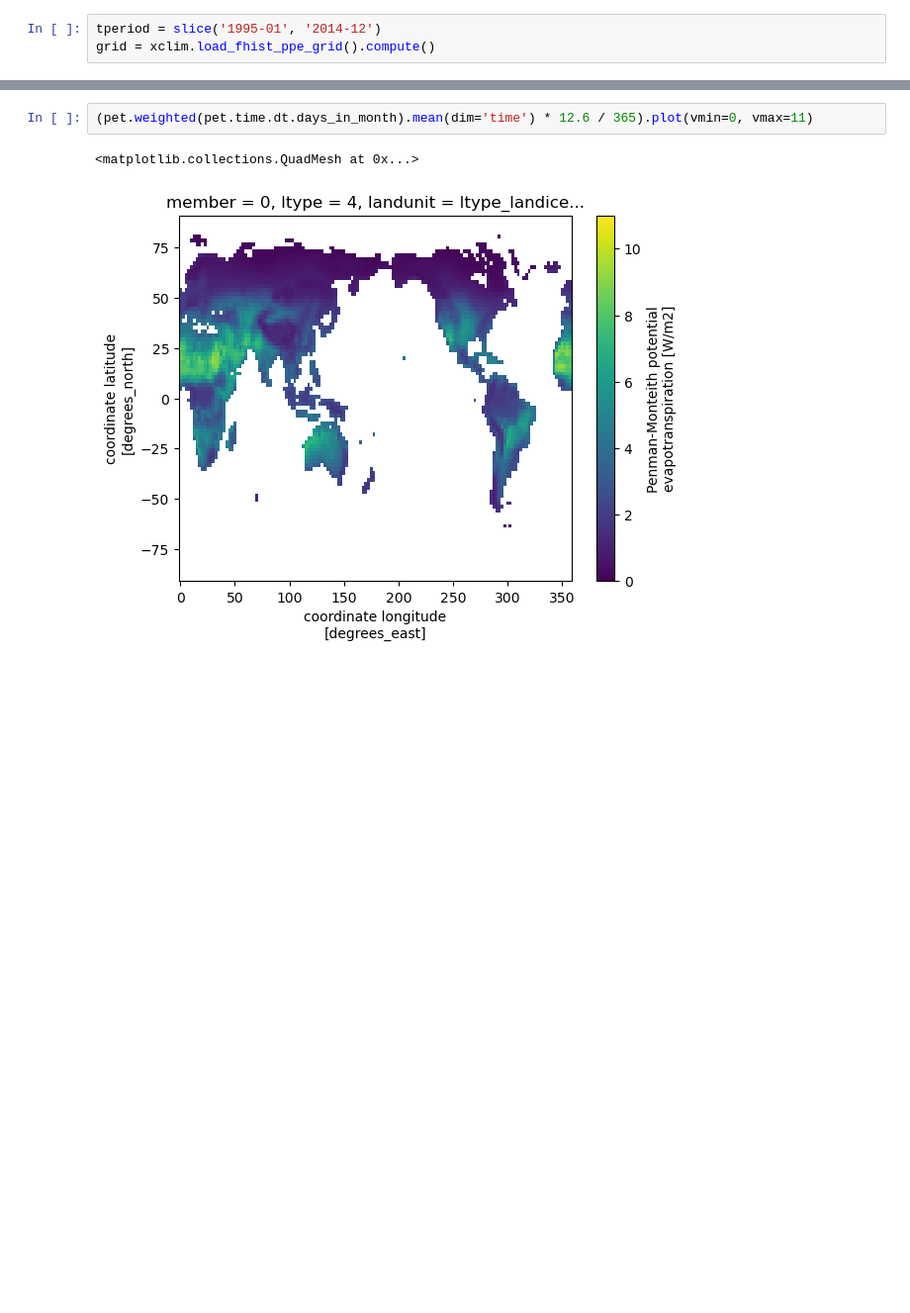
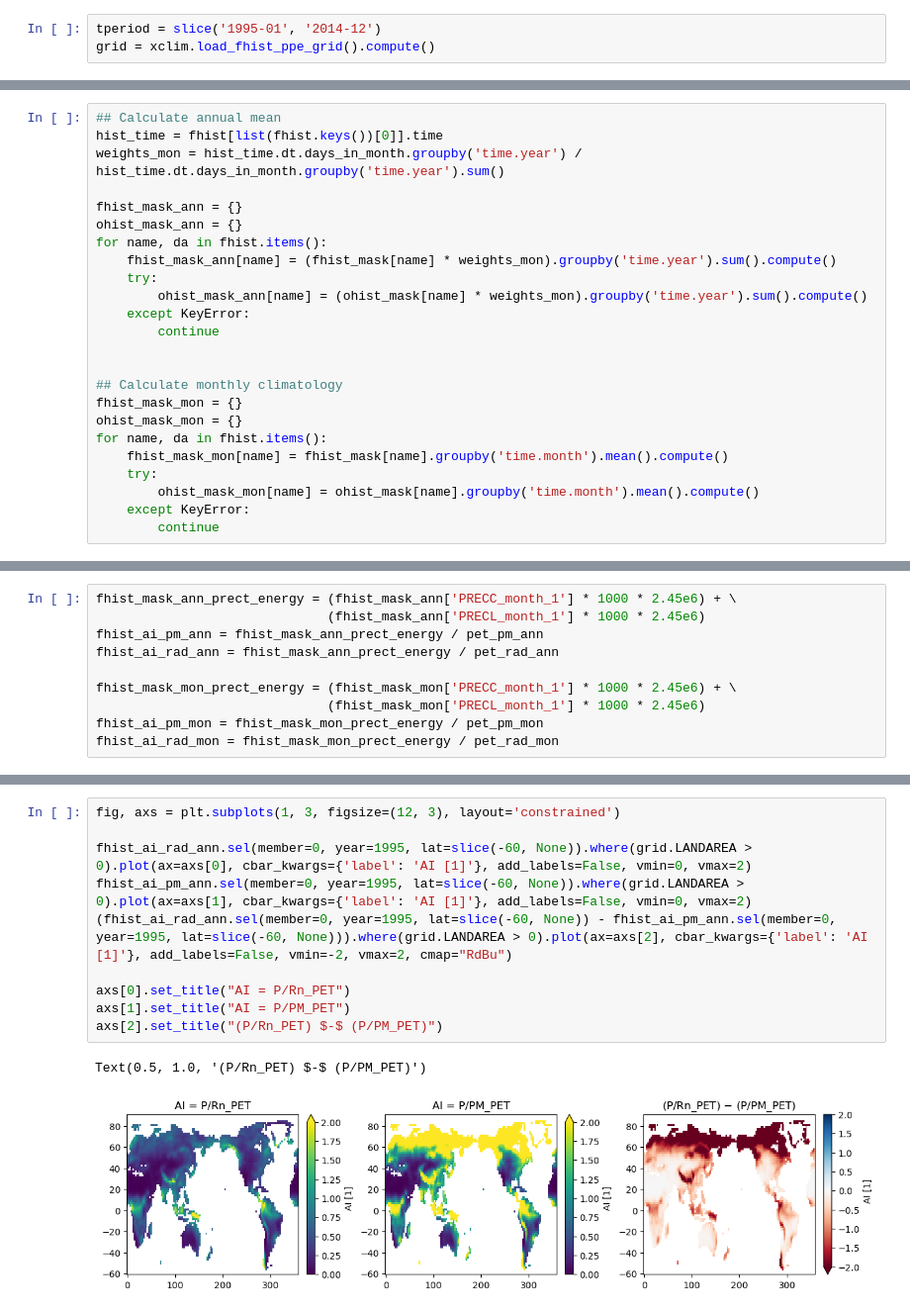
Before and after one commit to bbuchovecky/et_controls, a Jupyter notebook: pet-calc.ipynb, the cells around one changed output, grey strips where cells are left out. Shown at 99% size. Cells and saved outputs as stored; diff of their text form; blank space fills up the shorter version.

```diff
--- a/pet-calc.ipynb
+++ b/pet-calc.ipynb
@@ -145,0 +226,24 @@ for name, da in fhist.items():
+# %%
+## Calculate annual mean
+hist_time = fhist[list(fhist.keys())[0]].time
+weights_mon = hist_time.dt.days_in_month.groupby('time.year') / hist_time.dt.days_in_month.groupby('time.year').sum()
+
+fhist_mask_ann = {}
+ohist_mask_ann = {}
+for name, da in fhist.items():
+    fhist_mask_ann[name] = (fhist_mask[name] * weights_mon).groupby('time.year').sum().compute()
+    try:
+        ohist_mask_ann[name] = (ohist_mask[name] * weights_mon).groupby('time.year').sum().compute()
+    except KeyError:
+        continue
+
+
+## Calculate monthly climatology
+fhist_mask_mon = {}
+ohist_mask_mon = {}
+for name, da in fhist.items():
+    fhist_mask_mon[name] = fhist_mask[name].groupby('time.month').mean().compute()
+    try:
+        ohist_mask_mon[name] = ohist_mask[name].groupby('time.month').mean().compute()
+    except KeyError:
+        continue
@@ -178,0 +299,10 @@ Attributes:
+# %%
+fhist_mask_ann_prect_energy = (fhist_mask_ann['PRECC_month_1'] * 1000 * 2.45e6) + \
+                              (fhist_mask_ann['PRECL_month_1'] * 1000 * 2.45e6)
+fhist_ai_pm_ann = fhist_mask_ann_prect_energy / pet_pm_ann
+fhist_ai_rad_ann = fhist_mask_ann_prect_energy / pet_rad_ann
+
+fhist_mask_mon_prect_energy = (fhist_mask_mon['PRECC_month_1'] * 1000 * 2.45e6) + \
+                              (fhist_mask_mon['PRECL_month_1'] * 1000 * 2.45e6)
+fhist_ai_pm_mon = fhist_mask_mon_prect_energy / pet_pm_mon
+fhist_ai_rad_mon = fhist_mask_mon_prect_energy / pet_rad_mon
@@ -179,5 +322,13 @@ Attributes:
 # %%
-(pet.weighted(pet.time.dt.days_in_month).mean(dim='time') * 12.6 / 365).plot(vmin=0, vmax=11)
+fig, axs = plt.subplots(1, 3, figsize=(12, 3), layout='constrained')
+
+fhist_ai_rad_ann.sel(member=0, year=1995, lat=slice(-60, None)).where(grid.LANDAREA > 0).plot(ax=axs[0], cbar_kwargs={'label': 'AI [1]'}, add_labels=False, vmin=0, vmax=2)
+fhist_ai_pm_ann.sel(member=0, year=1995, lat=slice(-60, None)).where(grid.LANDAREA > 0).plot(ax=axs[1], cbar_kwargs={'label': 'AI [1]'}, add_labels=False, vmin=0, vmax=2)
+(fhist_ai_rad_ann.sel(member=0, year=1995, lat=slice(-60, None)) - fhist_ai_pm_ann.sel(member=0, year=1995, lat=slice(-60, None))).where(grid.LANDAREA > 0).plot(ax=axs[2], cbar_kwargs={'label': 'AI [1]'}, add_labels=False, vmin=-2, vmax=2, cmap="RdBu")
+
+axs[0].set_title("AI = P/Rn_PET")
+axs[1].set_title("AI = P/PM_PET")
+axs[2].set_title("(P/Rn_PET) $-$ (P/PM_PET)")
 # %% [output]
-<matplotlib.collections.QuadMesh at 0x...>
+Text(0.5, 1.0, '(P/Rn_PET) $-$ (P/PM_PET)')
-[figure, old version]
+[figure, new version]
```
Also changed, not shown: parts of 24 cells of this notebook, 49 other files.
